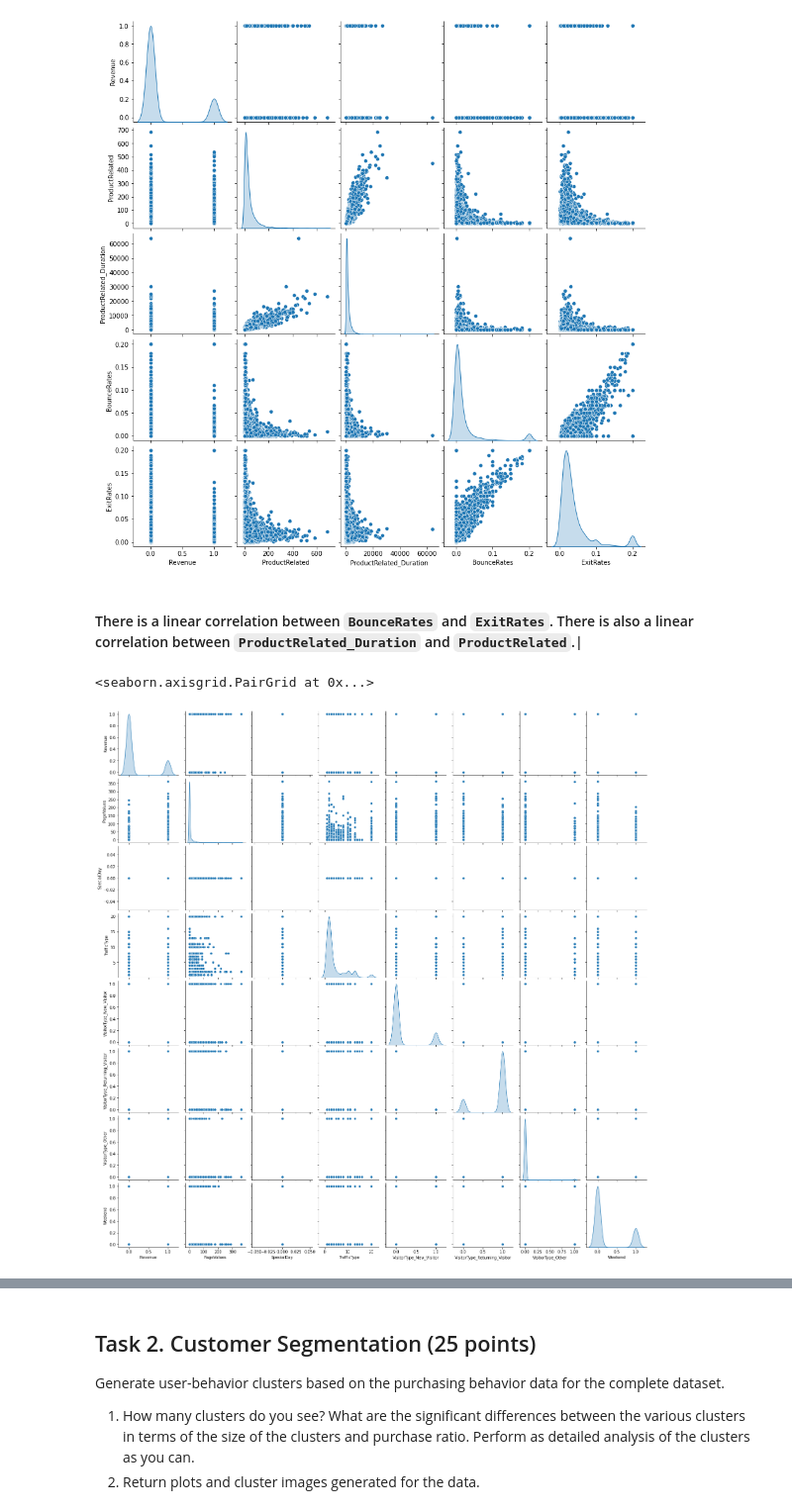
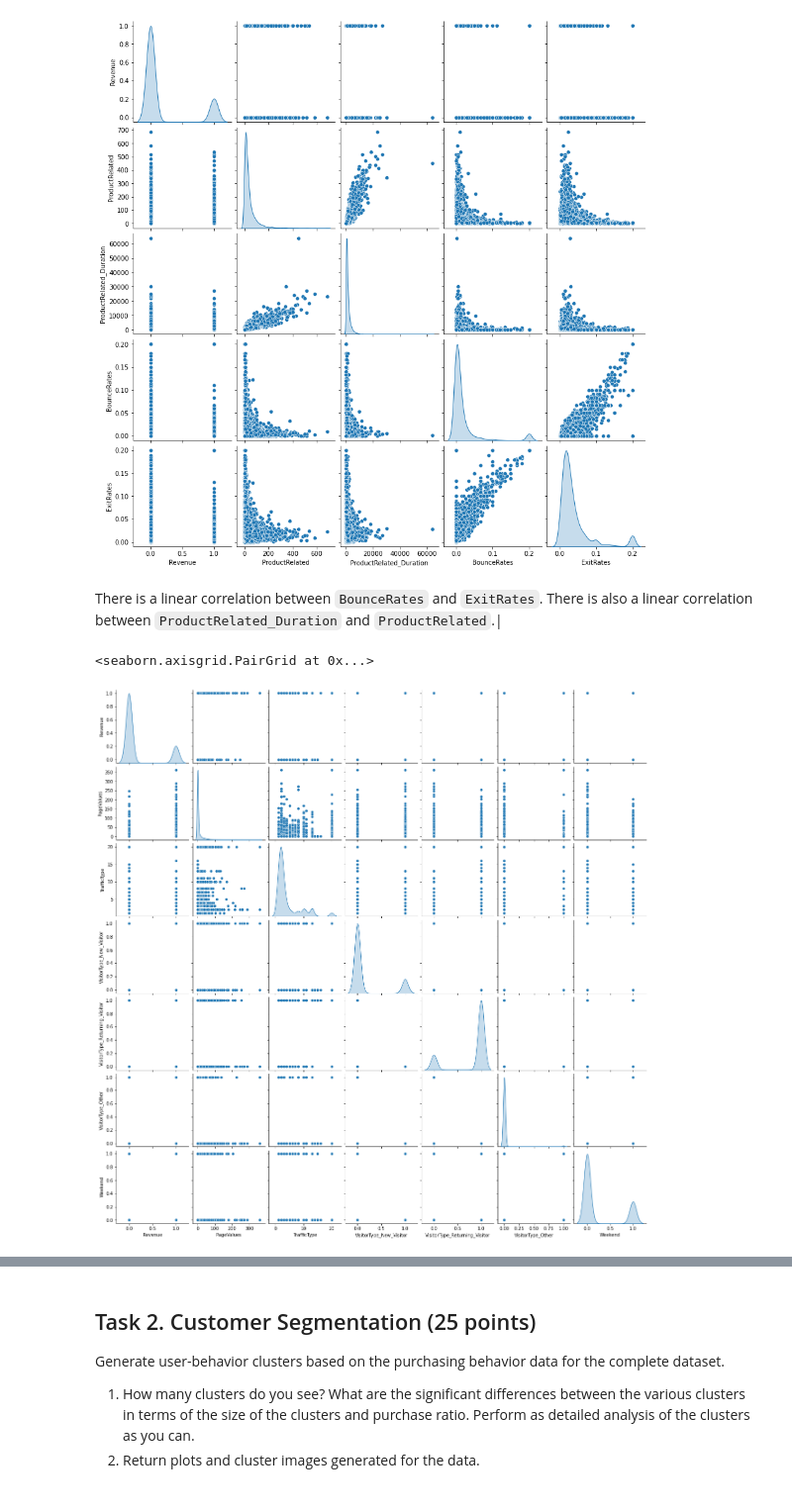
Before and after one commit to cimoody/MLE-7, a Jupyter notebook: assignments/midterm/Midterm_CIMoody.ipynb, the cells around one changed output, grey strips where cells are left out. Shown at 99% size. Drawn from its saved outputs; the diff is of its cells as text; code cells hidden in the pictures.

Commit message:
More plots. Removed SpecialDay.

```diff
--- a/assignments/midterm/Midterm_CIMoody.ipynb
+++ b/assignments/midterm/Midterm_CIMoody.ipynb
@@ -212 +254,3 @@ data_onehot.head().transpose()
+# %%
+data_onehot.drop(columns='SpecialDay', inplace = True)
 # %% [markdown]
@@ -392,17 +531,16 @@ sns.pairplot(train_set[['Revenue',
 <seaborn.axisgrid.PairGrid at 0x...>
 [figure]
 # %% [markdown]
-#### There is a linear correlation between `BounceRates` and `ExitRates`. There is also a linear correlation between `ProductRelated_Duration` and `ProductRelated`.|
+There is a linear correlation between `BounceRates` and `ExitRates`. There is also a linear correlation between `ProductRelated_Duration` and `ProductRelated`.|
 # %%
 sns.pairplot(train_set[['Revenue',
                         'PageValues',
-                        'SpecialDay',
                         'TrafficType',
                         'VisitorType_New_Visitor',
                         'VisitorType_Returning_Visitor',
                         'VisitorType_Other',
                         'Weekend']], diag_kind='kde')
 # %% [output]
 <seaborn.axisgrid.PairGrid at 0x...>
-[figure, old version]
+[figure, new version]
 # %% [markdown]
```
Also changed, not shown: parts of 47 cells of this notebook.
